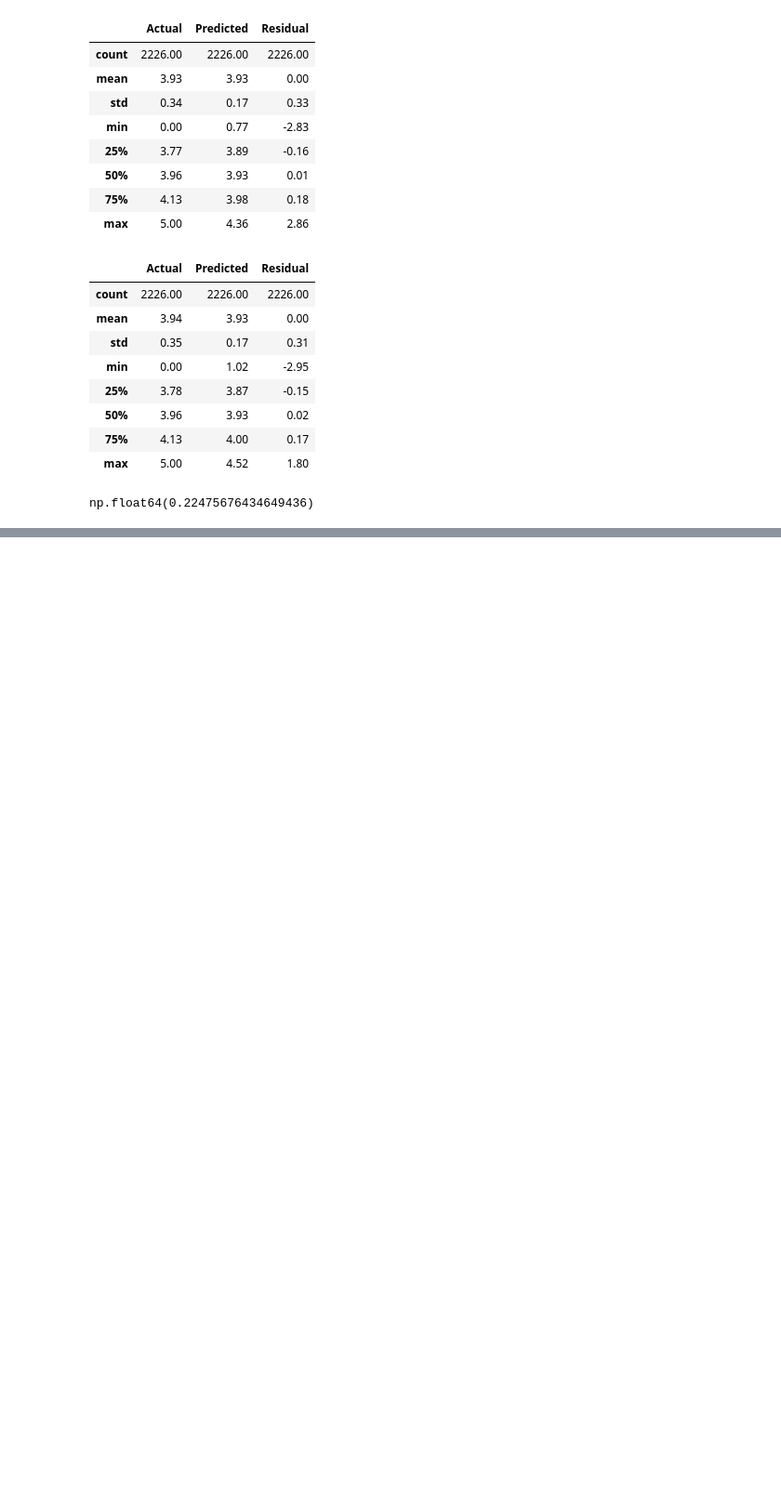
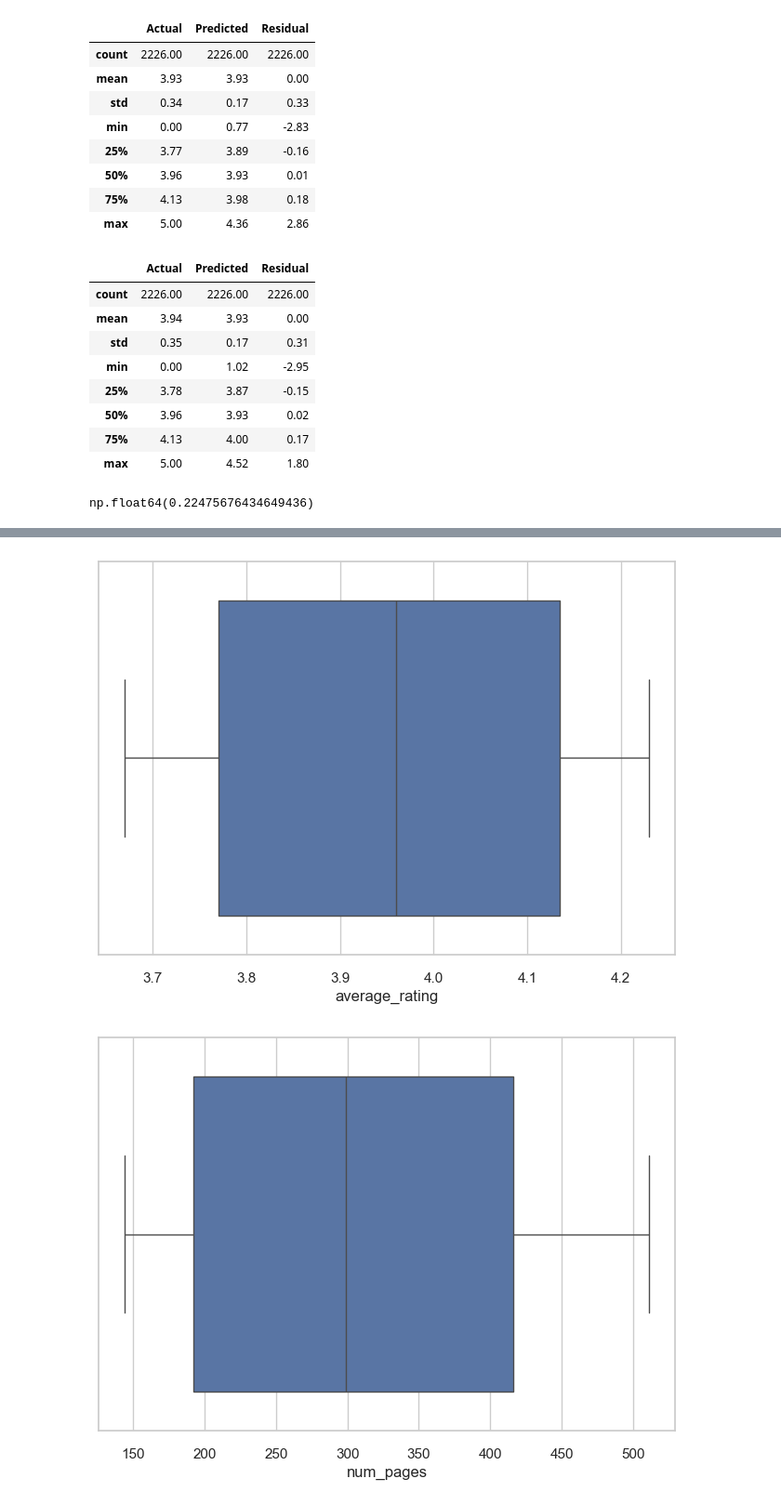
Before and after one commit to tanattiyarungtham/book_rating_project, a Jupyter notebook: book_raing_ML.ipynb, the cells around one changed output, grey strips where cells are left out. Shown at 93% size. Cells and saved outputs as stored; diff of their text form; code cells hidden in the pictures; blank space fills up the shorter version.

```diff
--- a/book_raing_ML.ipynb
+++ b/book_raing_ML.ipynb
@@ -2247,0 +2280,9 @@ np.float64(0.22475676434649436)
+# %%
+data_wo_outliers = processed_data.copy()
+# %%
+for col in data_wo_outliers.select_dtypes(exclude=["object"]).columns:
+    sns.boxplot(x=data_wo_outliers[col])
+    plt.show()
+# %% [output]
+[figure, added]
+[figure, added]
```
Also changed, not shown: parts of 34 cells of this notebook.
